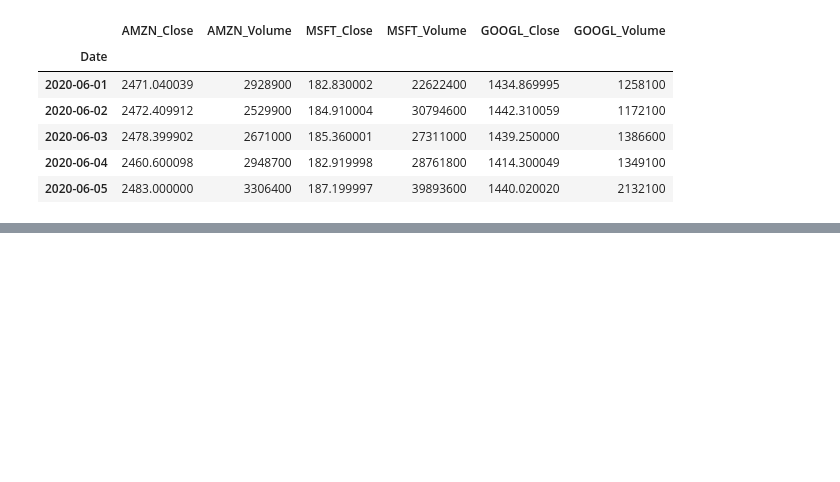
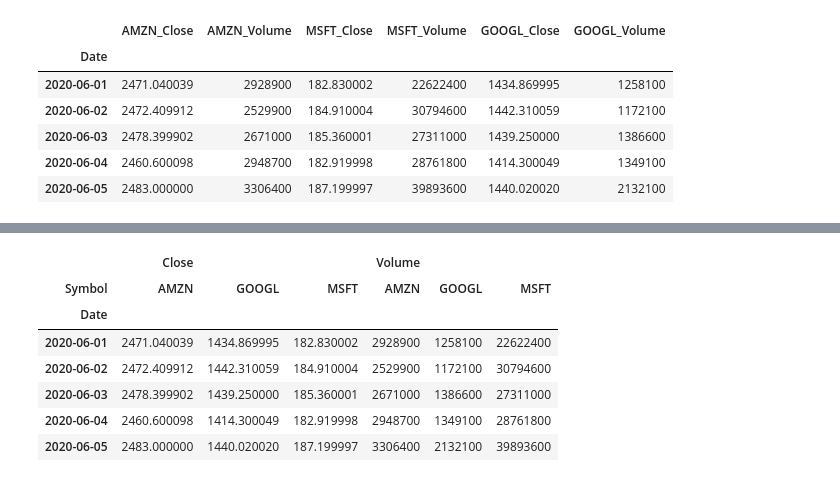
Before and after one commit to MarcusPelo/data-wrangling-with-pandas, a Jupyter notebook: data-wrangling-with-pandas.ipynb, the cells around one changed output, grey strips where cells are left out. Drawn from its saved outputs; the diff is of its cells as text; code cells hidden in the pictures; blank space fills up the shorter version.

```diff
--- a/data-wrangling-with-pandas.ipynb
+++ b/data-wrangling-with-pandas.ipynb
@@ -236,0 +269,16 @@ all_df_agg.head()
+# %%
+pivot_clone_volume = all_df.pivot(
+    index = 'Date',
+    columns = 'Symbol',
+
+).sort_index()
+pivot_clone_volume.head()
+# %% [output]
+|  | Close |  |  | Volume |  |  |
+| Symbol | AMZN | GOOGL | MSFT | AMZN | GOOGL | MSFT |
+| Date |  |  |  |  |  |  |
+| 2020-06-01 | 2471.040039 | 1434.869995 | 182.830002 | 2928900 | 1258100 | 22622400 |
+| 2020-06-02 | 2472.409912 | 1442.310059 | 184.910004 | 2529900 | 1172100 | 30794600 |
+| 2020-06-03 | 2478.399902 | 1439.250000 | 185.360001 | 2671000 | 1386600 | 27311000 |
+| 2020-06-04 | 2460.600098 | 1414.300049 | 182.919998 | 2948700 | 1349100 | 28761800 |
+| 2020-06-05 | 2483.000000 | 1440.020020 | 187.199997 | 3306400 | 2132100 | 39893600 |
```
Also changed, not shown: parts of 12 cells of this notebook.
